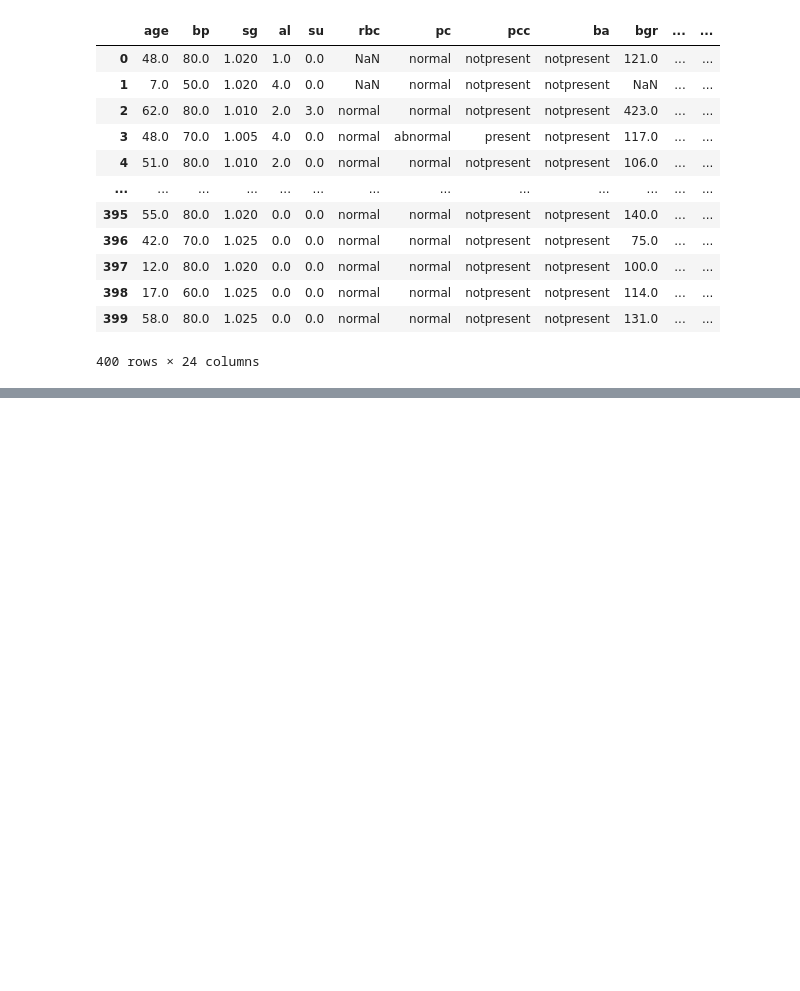
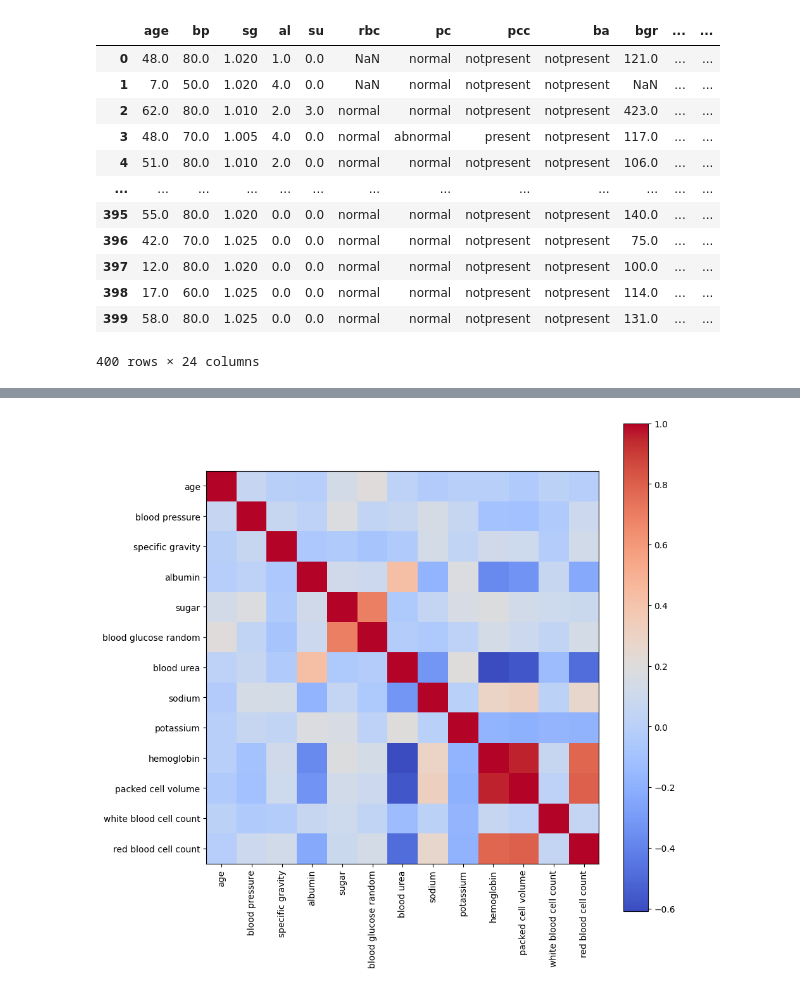
Before and after one commit to VladimirPiniazhin/Koneoppiminen, a Jupyter notebook: 1. Tehtävä.ipynb, the cells around one changed output, grey strips where cells are left out. Saved outputs shown, nothing was run; the diff lists cells and outputs as text; code cells hidden in the pictures; blank space fills up the shorter version.

```diff
--- a/1. Tehtävä.ipynb
+++ b/1. Tehtävä.ipynb
@@ -53,0 +300,4 @@ df
+# %%
+# calculate correlation matrix
+corr_affected = affected_df.drop(columns=['class']).corr()
+corr_affected
@@ -53,0 +319,11 @@ df
+# %%
+# create heatmap with Matplotlib
+
+plt.figure(figsize=(10, 10))
+plt.imshow(corr_affected, cmap='coolwarm', interpolation='none')
+plt.colorbar()
+plt.xticks(range(len(corr_affected)), corr_affected.columns, rotation=90)
+plt.yticks(range(len(corr_affected)), corr_affected.columns)
+plt.show()
+# %% [output]
+[figure, added]
```
Also changed, not shown: parts of 28 cells of this notebook.
